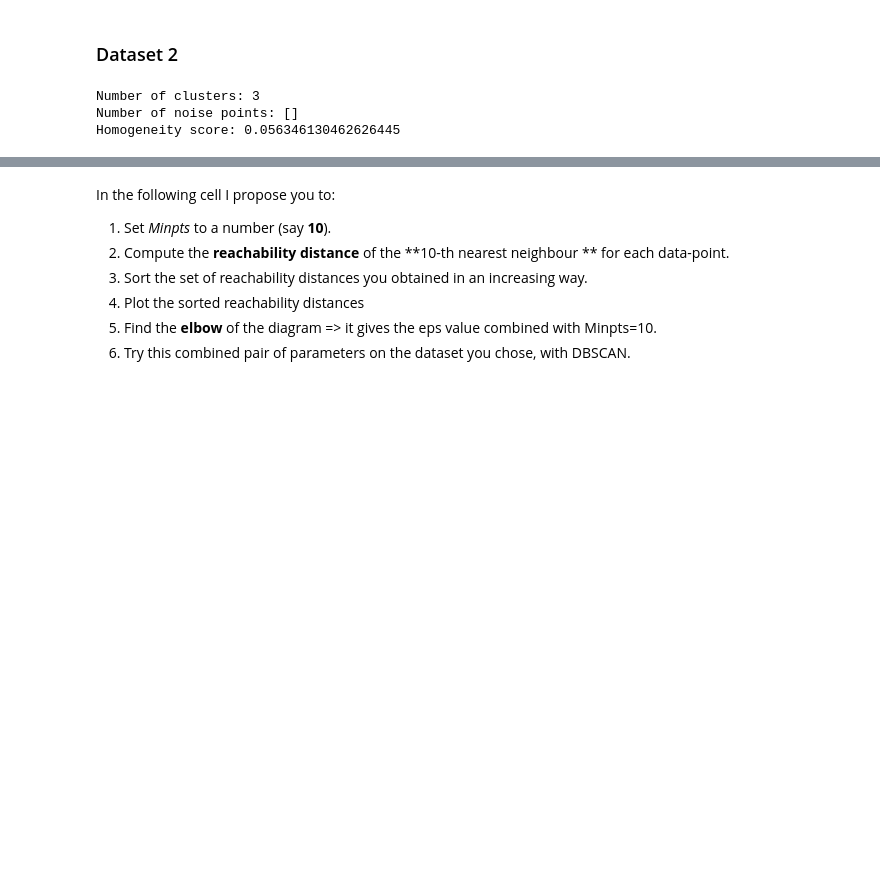
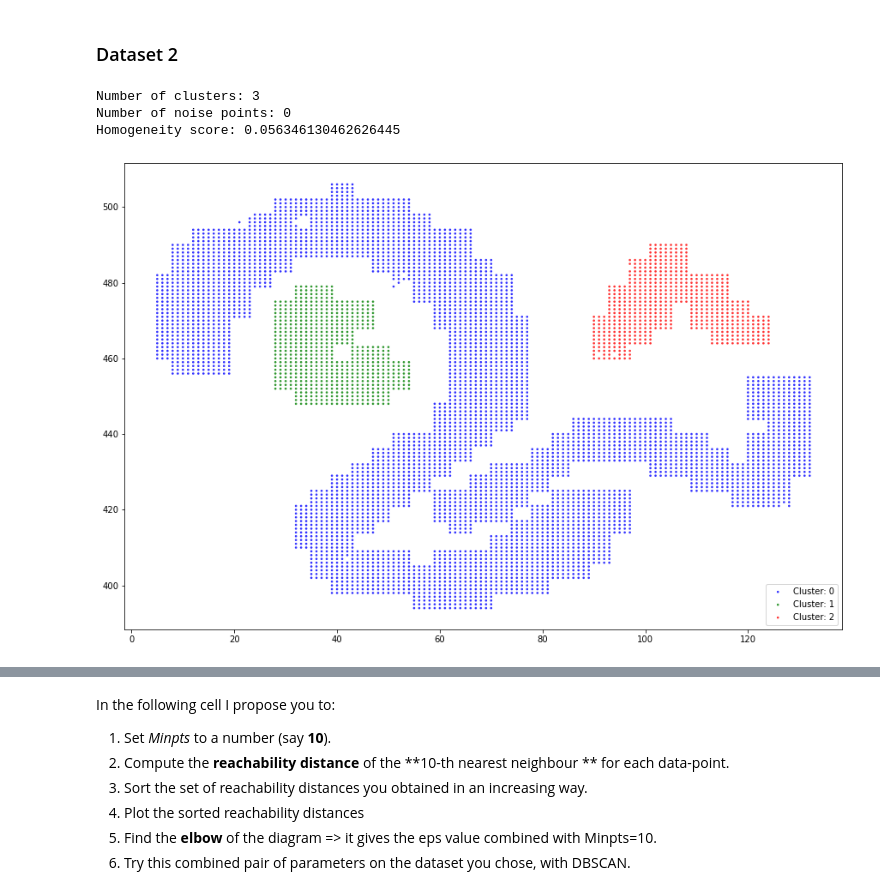
Before and after one commit to GFazorR/AAut-exercises, a Jupyter notebook: Lecture NoteBooks/3_Distance_Based_Models/clustering_copy_for_students_aa_21_22.ipynb, the cells around one changed output, grey strips where cells are left out. Cells and saved outputs as stored; diff of their text form; code cells hidden in the pictures; blank space fills up the shorter version.

```diff
--- a/Lecture NoteBooks/3_Distance_Based_Models/clustering_copy_for_students_aa_21_22.ipynb
+++ b/Lecture NoteBooks/3_Distance_Based_Models/clustering_copy_for_students_aa_21_22.ipynb
@@ -659,19 +669,38 @@ If the data is too big, **sample it random, using a factor of 0.1.**
 # %%
 from sklearn.cluster import DBSCAN
 from sklearn.metrics import homogeneity_score
 
 eps = 2.4
 min_pts = 10
 
-db = DBSCAN(eps=eps, min_samples=min_pts).fit(data2)
-n_clusters = len(set(db.labels_)) - (1 if -1 in db.labels_ else 0)
-n_noise = db.labels_[db.labels_ == -1]
+db2 = DBSCAN(eps=eps, min_samples=min_pts).fit(data2)
+n_clusters = len(set(db2.labels_)) - (1 if -1 in db2.labels_ else 0)
+n_noise = len(db2.labels_[db2.labels_ == -1])
 
 print(f'Number of clusters: {n_clusters}')
 print(f'Number of noise points: {n_noise}')
 
-print(f'Homogeneity score: {homogeneity_score(data2[:,1], db.labels_)}')
+print(f'Homogeneity score: {homogeneity_score(data2[:,1], db2.labels_)}')
+
+# Plot DbScan
+
+plt.figure(figsize=(15,10))
+unique_values = np.unique(db2.labels_)
+for k in unique_values:
+    if not k == -1:
+        data_list_x = [data2[i, 0] for i in range(n_samples2) if db2.labels_[i] == k]
+        data_list_y = [data2[i, 1] for i in range(n_samples2) if db2.labels_[i] == k]
+        plt.scatter(data_list_x, data_list_y, s=7, edgecolors='none', cmap='rainbow',
+                    c=color[k], alpha=0.8, label=f'Cluster: {k}')
+    else:
+        data_list_x = [data2[i, 0] for i in range(n_samples2) if db2.labels_[i] == k]
+        data_list_y = [data2[i, 1] for i in range(n_samples2) if db2.labels_[i] == k]
+        plt.scatter(data_list_x, data_list_y, s=10, edgecolors='none', cmap='rainbow',
+                    c='black', alpha=0.9, marker='+', label='Noise')
+plt.legend(loc='lower right')
+plt.show()
 # %% [output]
 Number of clusters: 3
-Number of noise points: []
+Number of noise points: 0
 Homogeneity score: 0.056346130462626445
+[figure, added]
```
Also changed, not shown: parts of 10 cells of this notebook.
